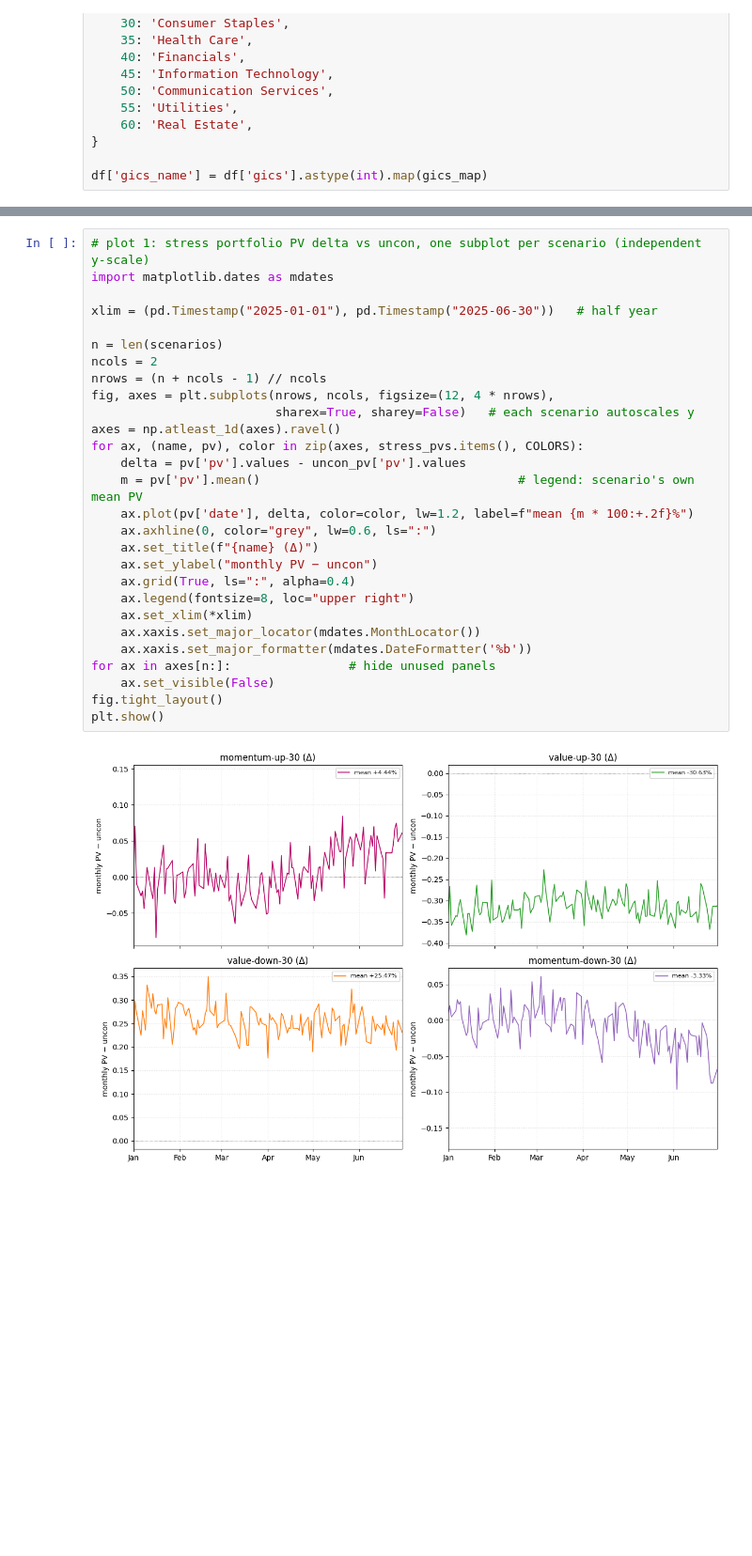
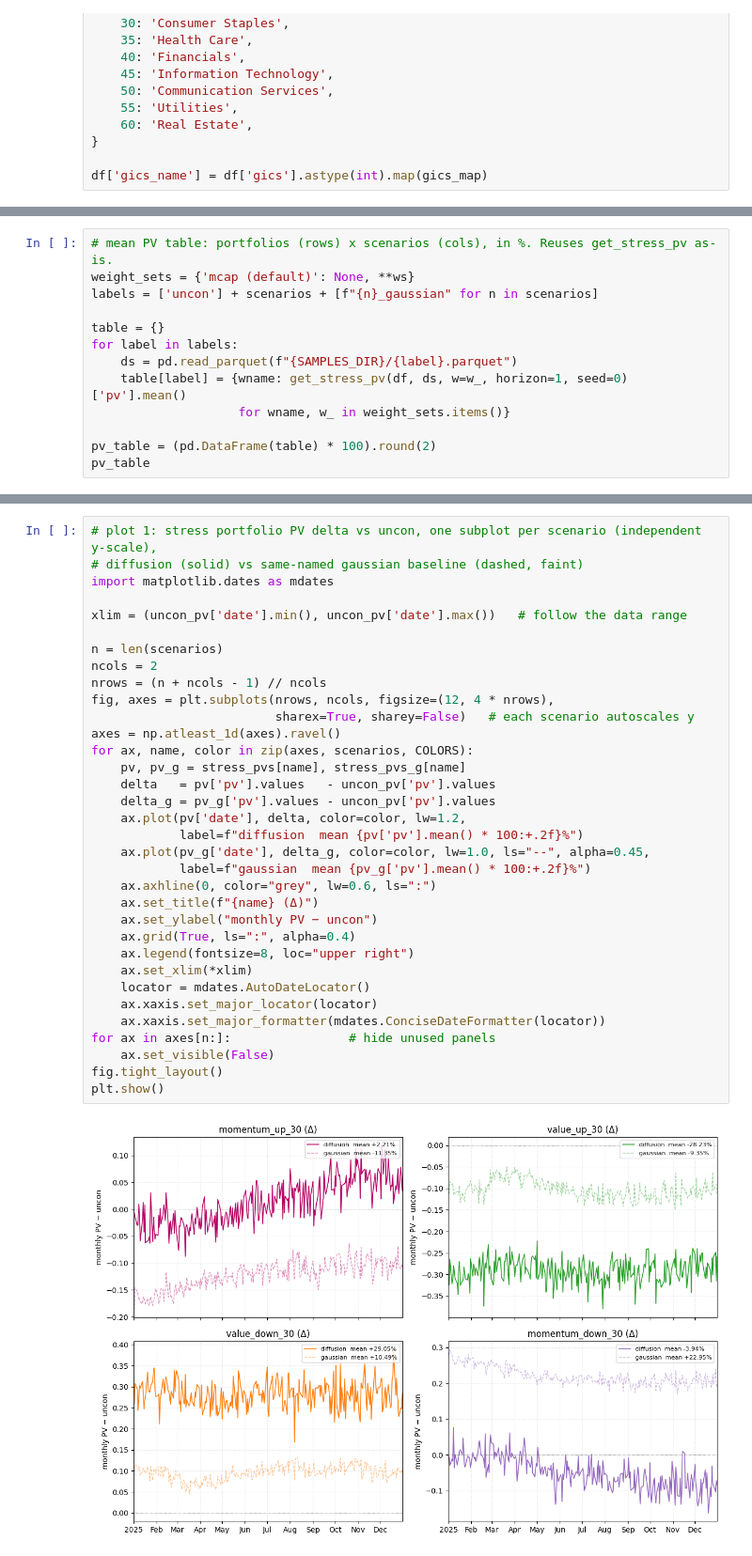
Before and after one commit to yryMax/TailEnhancedFinDiff, a Jupyter notebook: gics.ipynb, the cells around one changed output, grey strips where cells are left out. Shown at 94% size. Saved outputs shown, nothing was run; the diff lists cells and outputs as text; blank space fills up the shorter version.

```diff
--- a/gics.ipynb
+++ b/gics.ipynb
@@ -75,0 +119,13 @@ momentum-down-30   mean PV -3.33%
+# %%
+# mean PV table: portfolios (rows) x scenarios (cols), in %. Reuses get_stress_pv as-is.
+weight_sets = {'mcap (default)': None, **ws}
+labels = ['uncon'] + scenarios + [f"{n}_gaussian" for n in scenarios]
+
+table = {}
+for label in labels:
+    ds = pd.read_parquet(f"{SAMPLES_DIR}/{label}.parquet")
+    table[label] = {wname: get_stress_pv(df, ds, w=w_, horizon=1, seed=0)['pv'].mean()
+                    for wname, w_ in weight_sets.items()}
+
+pv_table = (pd.DataFrame(table) * 100).round(2)
+pv_table
@@ -76,31 +176,37 @@ momentum-down-30   mean PV -3.33%
 # %%
-# plot 1: stress portfolio PV delta vs uncon, one subplot per scenario (independent y-scale)
+# plot 1: stress portfolio PV delta vs uncon, one subplot per scenario (independent y-scale),
+# diffusion (solid) vs same-named gaussian baseline (dashed, faint)
 import matplotlib.dates as mdates
 
-xlim = (pd.Timestamp("2025-01-01"), pd.Timestamp("2025-06-30"))   # half year
+xlim = (uncon_pv['date'].min(), uncon_pv['date'].max())   # follow the data range
 
 n = len(scenarios)
 ncols = 2
 nrows = (n + ncols - 1) // ncols
 fig, axes = plt.subplots(nrows, ncols, figsize=(12, 4 * nrows),
                          sharex=True, sharey=False)   # each scenario autoscales y
 axes = np.atleast_1d(axes).ravel()
-for ax, (name, pv), color in zip(axes, stress_pvs.items(), COLORS):
-    delta = pv['pv'].values - uncon_pv['pv'].values
-    m = pv['pv'].mean()                                   # legend: scenario's own mean PV
-    ax.plot(pv['date'], delta, color=color, lw=1.2, label=f"mean {m * 100:+.2f}%")
+for ax, name, color in zip(axes, scenarios, COLORS):
+    pv, pv_g = stress_pvs[name], stress_pvs_g[name]
+    delta   = pv['pv'].values   - uncon_pv['pv'].values
+    delta_g = pv_g['pv'].values - uncon_pv['pv'].values
+    ax.plot(pv['date'], delta, color=color, lw=1.2,
+            label=f"diffusion  mean {pv['pv'].mean() * 100:+.2f}%")
+    ax.plot(pv_g['date'], delta_g, color=color, lw=1.0, ls="--", alpha=0.45,
+            label=f"gaussian  mean {pv_g['pv'].mean() * 100:+.2f}%")
     ax.axhline(0, color="grey", lw=0.6, ls=":")
     ax.set_title(f"{name} (Δ)")
     ax.set_ylabel("monthly PV − uncon")
     ax.grid(True, ls=":", alpha=0.4)
     ax.legend(fontsize=8, loc="upper right")
     ax.set_xlim(*xlim)
-    ax.xaxis.set_major_locator(mdates.MonthLocator())
-    ax.xaxis.set_major_formatter(mdates.DateFormatter('%b'))
+    locator = mdates.AutoDateLocator()
+    ax.xaxis.set_major_locator(locator)
+    ax.xaxis.set_major_formatter(mdates.ConciseDateFormatter(locator))
 for ax in axes[n:]:                # hide unused panels
     ax.set_visible(False)
 fig.tight_layout()
 plt.show()
 # %% [output]
-[figure, old version]
+[figure, new version]
 # %%
```
Also changed, not shown: parts of 8 cells of this notebook, 2 other files.
